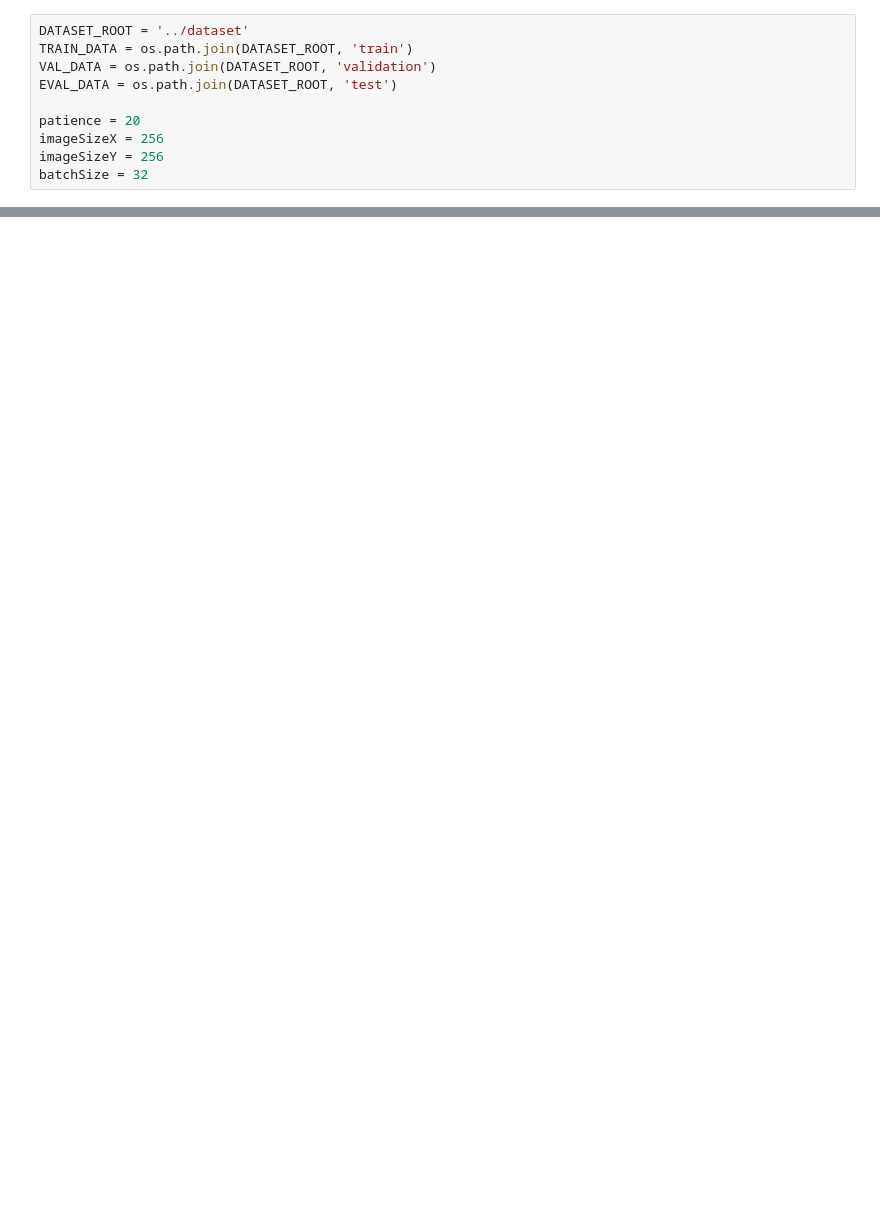
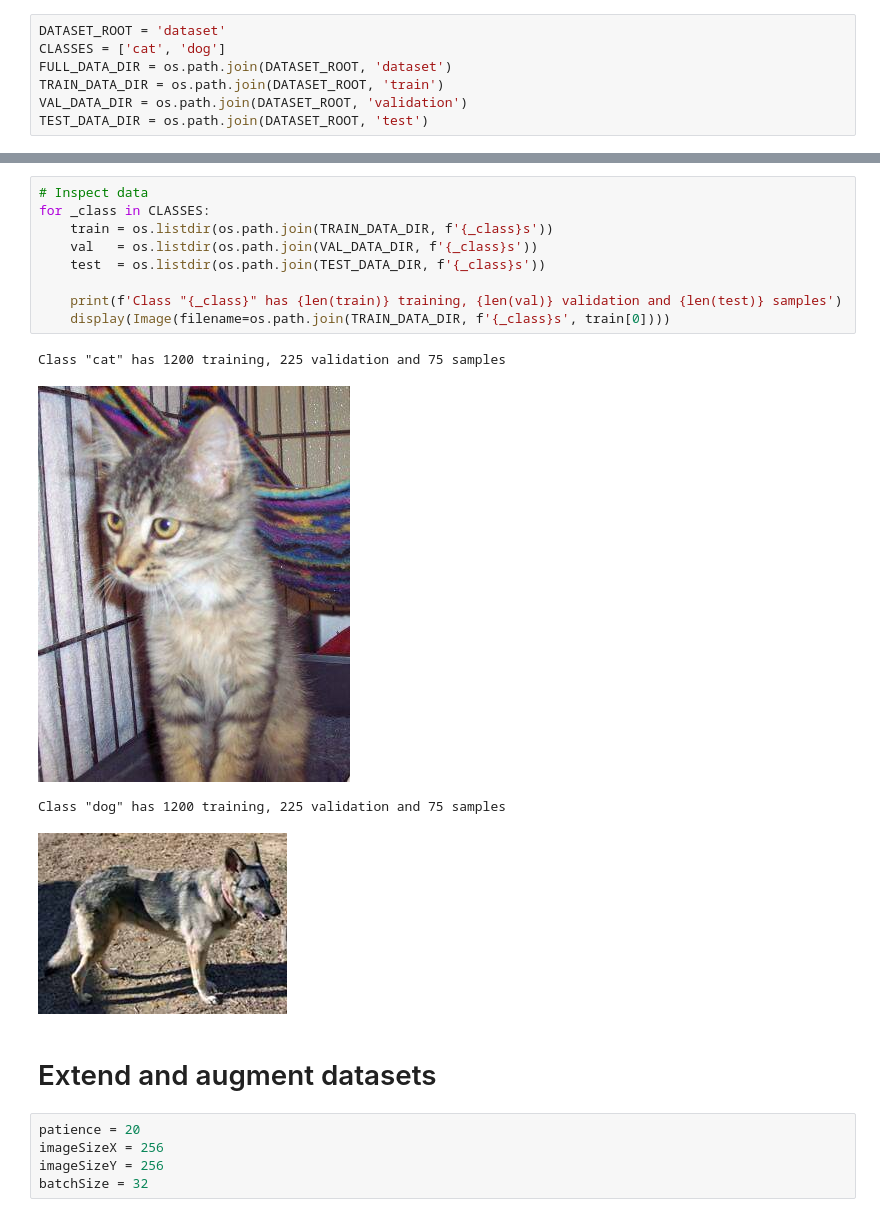
Before and after one commit to slimc-sdu/ds809-project, a Jupyter notebook: cat-dog-classifier.ipynb, the cells around one changed output, grey strips where cells are left out. Drawn from its saved outputs; the diff is of its cells as text; blank space fills up the shorter version.

Commit message:
notebook dataset splitter

```diff
--- a/cat-dog-classifier.ipynb
+++ b/cat-dog-classifier.ipynb
@@ -14,10 +30,7 @@ from keras import layers
 # %%
-DATASET_ROOT = '../dataset'
-TRAIN_DATA = os.path.join(DATASET_ROOT, 'train')
-VAL_DATA = os.path.join(DATASET_ROOT, 'validation')
-EVAL_DATA = os.path.join(DATASET_ROOT, 'test')
-
-patience = 20
-imageSizeX = 256
-imageSizeY = 256
-batchSize = 32
+DATASET_ROOT = 'dataset'
+CLASSES = ['cat', 'dog']
+FULL_DATA_DIR = os.path.join(DATASET_ROOT, 'dataset')
+TRAIN_DATA_DIR = os.path.join(DATASET_ROOT, 'train')
+VAL_DATA_DIR = os.path.join(DATASET_ROOT, 'validation')
+TEST_DATA_DIR = os.path.join(DATASET_ROOT, 'test')
@@ -24 +77,22 @@ batchSize = 32
+# %%
+# Inspect data
+for _class in CLASSES:
+    train = os.listdir(os.path.join(TRAIN_DATA_DIR, f'{_class}s'))
+    val   = os.listdir(os.path.join(VAL_DATA_DIR, f'{_class}s'))
+    test  = os.listdir(os.path.join(TEST_DATA_DIR, f'{_class}s'))
+
+    print(f'Class "{_class}" has {len(train)} training, {len(val)} validation and {len(test)} samples')
+    display(Image(filename=os.path.join(TRAIN_DATA_DIR, f'{_class}s', train[0])))
+# %% [output]
+Class "cat" has 1200 training, 225 validation and 75 samples
+[figure, added]
+Class "dog" has 1200 training, 225 validation and 75 samples
+[figure, added]
+# %% [markdown]
+# Extend and augment datasets
+# %%
+patience = 20
+imageSizeX = 256
+imageSizeY = 256
+batchSize = 32
 # %%
```
Also changed, not shown: parts of 15 cells of this notebook, 4 other files.
